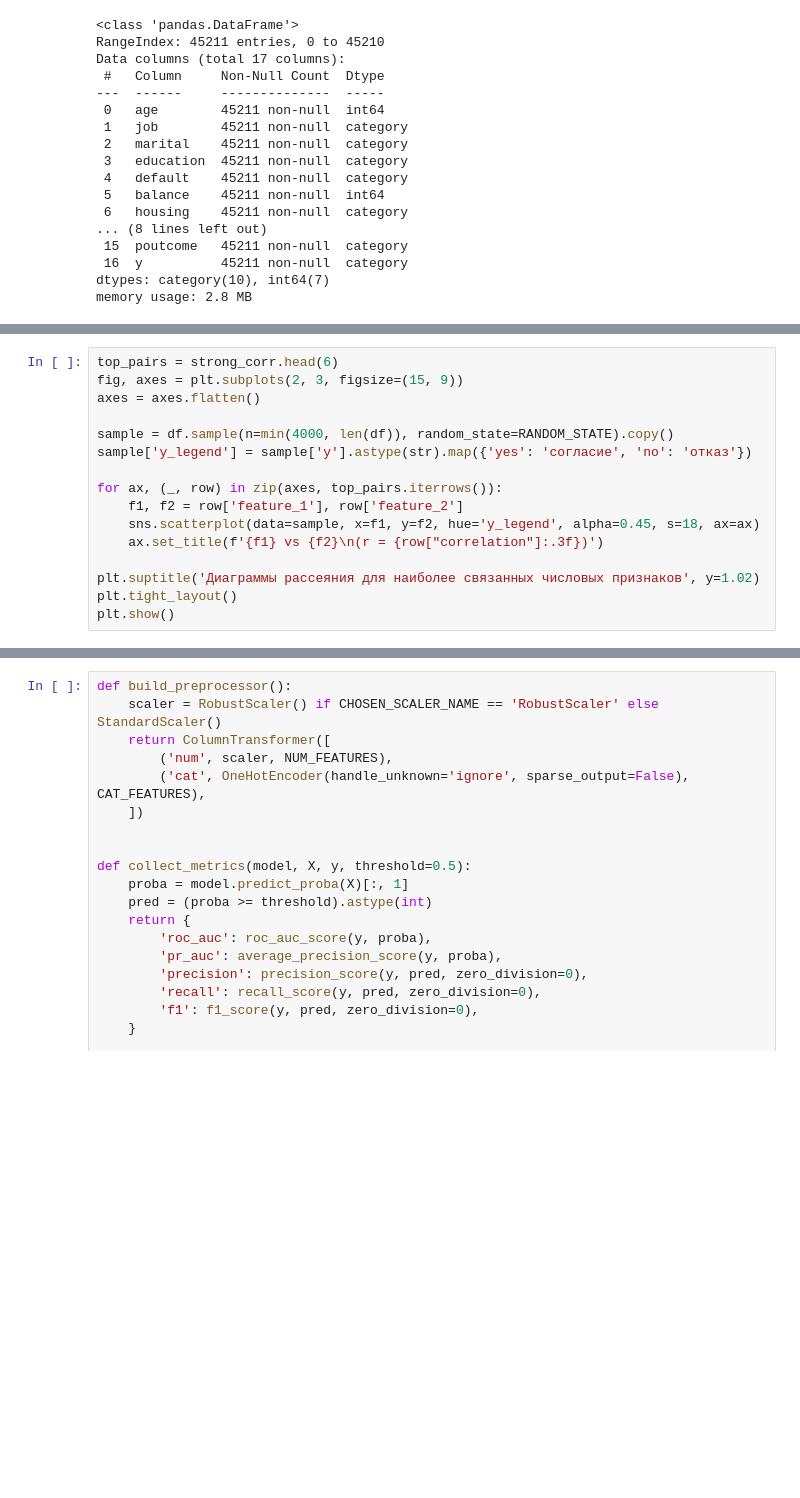
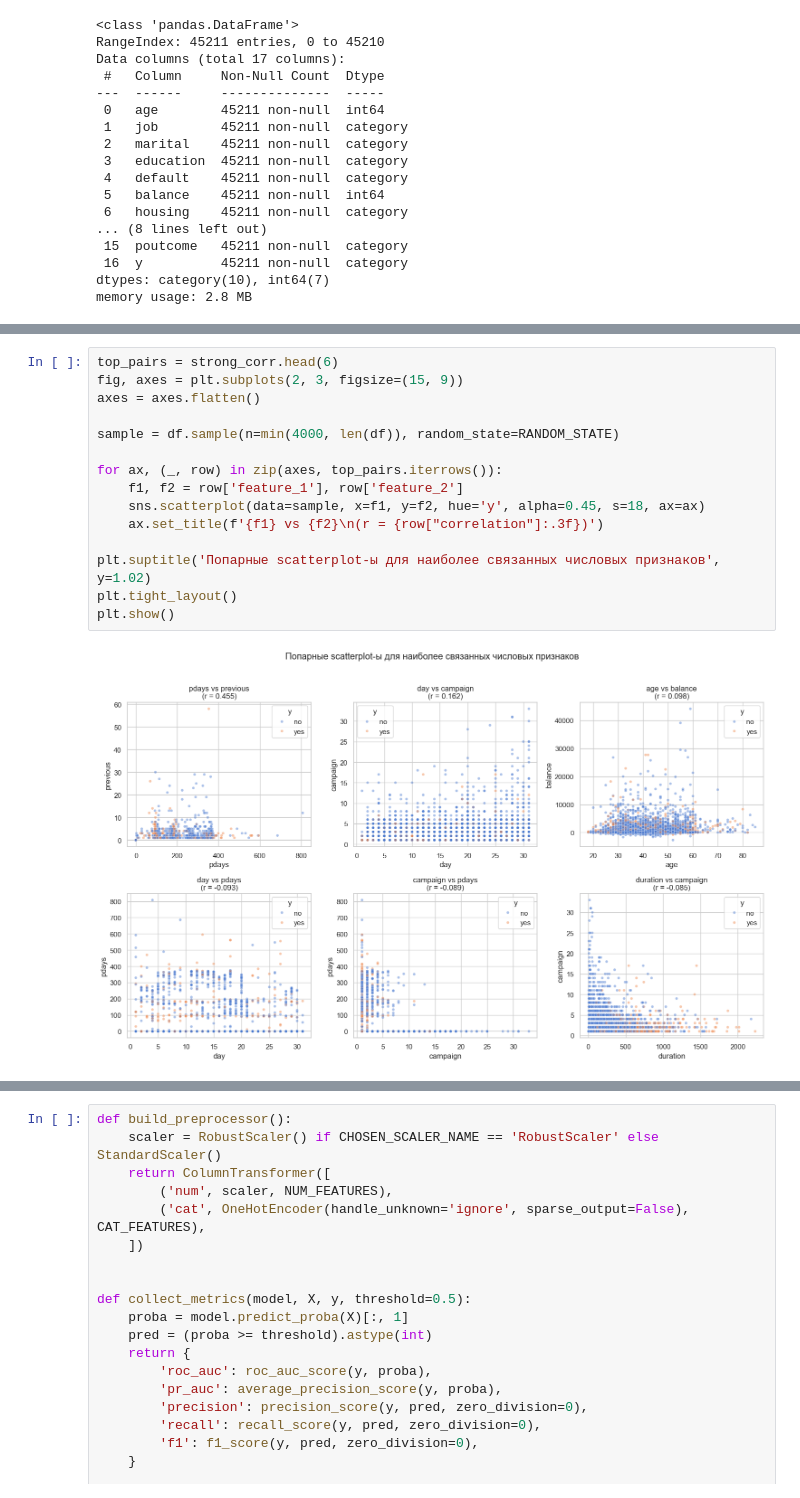
Before and after one commit to PolinaKarcheuskaya/ML-Basic, a Jupyter notebook: project/project.ipynb, the cells around one changed output, grey strips where cells are left out. Drawn from its saved outputs; the diff is of its cells as text; blank space fills up the shorter version.

```diff
--- a/project/project.ipynb
+++ b/project/project.ipynb
@@ -358,18 +381,19 @@ strong_corr.head(10)
 # %%
 top_pairs = strong_corr.head(6)
 fig, axes = plt.subplots(2, 3, figsize=(15, 9))
 axes = axes.flatten()
 
-sample = df.sample(n=min(4000, len(df)), random_state=RANDOM_STATE).copy()
-sample['y_legend'] = sample['y'].astype(str).map({'yes': 'согласие', 'no': 'отказ'})
+sample = df.sample(n=min(4000, len(df)), random_state=RANDOM_STATE)
 
 for ax, (_, row) in zip(axes, top_pairs.iterrows()):
     f1, f2 = row['feature_1'], row['feature_2']
-    sns.scatterplot(data=sample, x=f1, y=f2, hue='y_legend', alpha=0.45, s=18, ax=ax)
+    sns.scatterplot(data=sample, x=f1, y=f2, hue='y', alpha=0.45, s=18, ax=ax)
     ax.set_title(f'{f1} vs {f2}\n(r = {row["correlation"]:.3f})')
 
-plt.suptitle('Диаграммы рассеяния для наиболее связанных числовых признаков', y=1.02)
+plt.suptitle('Попарные scatterplot-ы для наиболее связанных числовых признаков', y=1.02)
 plt.tight_layout()
 plt.show()
+# %% [output]
+[figure, added]
 # %%
 pair_cols = ['age', 'balance', 'duration', 'campaign', 'pdays', 'previous', 'y']
```
Also changed, not shown: parts of 28 cells of this notebook.
